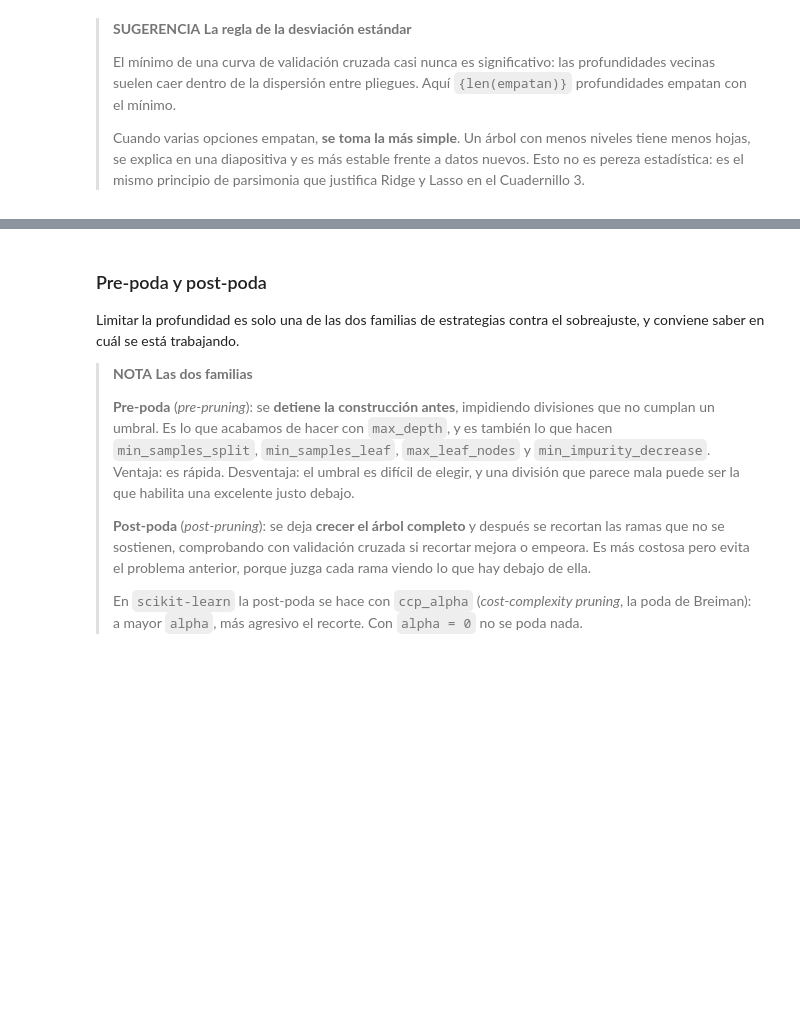
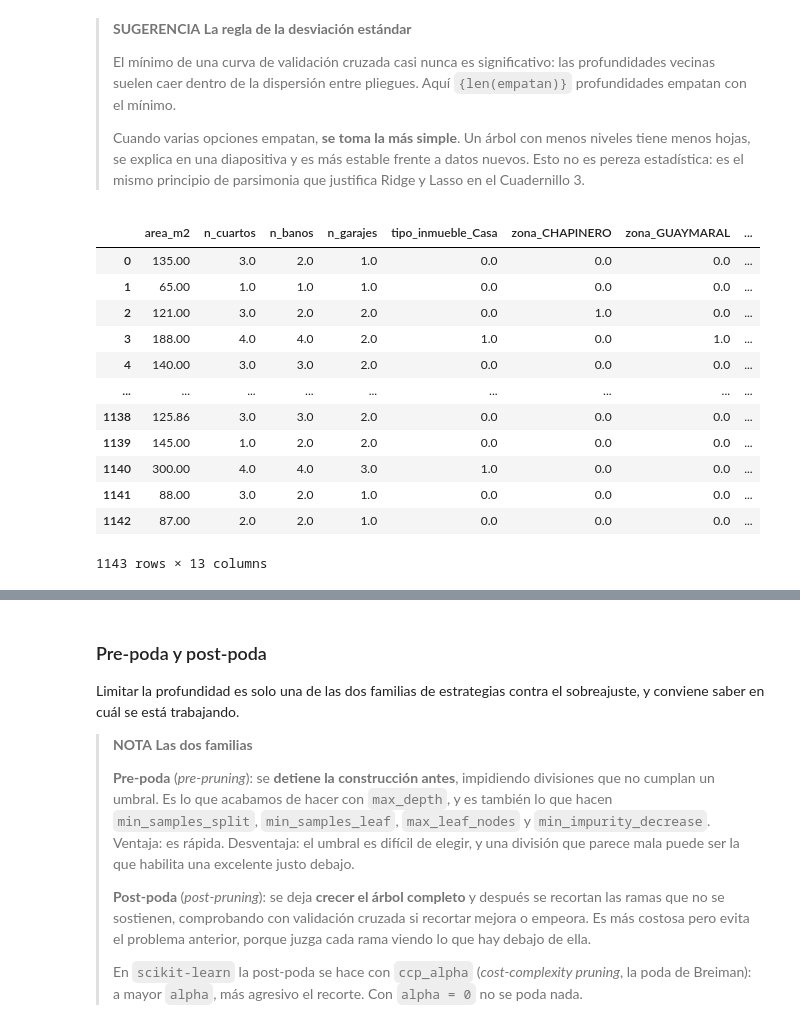
Before and after one commit to Wilsonsr/tecnicas-modelos-supervisados, a Jupyter notebook: cuadernos/cuadernillo-03c-bosques.ipynb, the cells around one changed output, grey strips where cells are left out. Drawn from its saved outputs; the diff is of its cells as text; code cells hidden in the pictures; blank space fills up the shorter version.

```diff
--- a/cuadernos/cuadernillo-03c-bosques.ipynb
+++ b/cuadernos/cuadernillo-03c-bosques.ipynb
@@ -613,6 +711,22 @@ print(f"se elige la más simple del empate: profundidad {d_elegida}")
 > niveles tiene menos hojas, se explica en una diapositiva y es más estable
 > frente a datos nuevos. Esto no es pereza estadística: es el mismo principio de
 > parsimonia que justifica Ridge y Lasso en el Cuadernillo 3.
+# %%
+A_train
+# %% [output]
+|  | area_m2 | n_cuartos | n_banos | n_garajes | tipo_inmueble_Casa | zona_CHAPINERO | zona_GUAYMARAL | ... |
+| 0 | 135.00 | 3.0 | 2.0 | 1.0 | 0.0 | 0.0 | 0.0 | ... |
+| 1 | 65.00 | 1.0 | 1.0 | 1.0 | 0.0 | 0.0 | 0.0 | ... |
+| 2 | 121.00 | 3.0 | 2.0 | 2.0 | 0.0 | 1.0 | 0.0 | ... |
+| 3 | 188.00 | 4.0 | 4.0 | 2.0 | 1.0 | 0.0 | 1.0 | ... |
+| 4 | 140.00 | 3.0 | 3.0 | 2.0 | 0.0 | 0.0 | 0.0 | ... |
+| ... | ... | ... | ... | ... | ... | ... | ... | ... |
+| 1138 | 125.86 | 3.0 | 3.0 | 2.0 | 0.0 | 0.0 | 0.0 | ... |
+| 1139 | 145.00 | 1.0 | 2.0 | 2.0 | 0.0 | 0.0 | 0.0 | ... |
+| 1140 | 300.00 | 4.0 | 4.0 | 3.0 | 1.0 | 0.0 | 0.0 | ... |
+| 1141 | 88.00 | 3.0 | 2.0 | 1.0 | 0.0 | 0.0 | 0.0 | ... |
+| 1142 | 87.00 | 2.0 | 2.0 | 1.0 | 0.0 | 0.0 | 0.0 | ... |
+1143 rows × 13 columns
 # %%
 arbol = DecisionTreeRegressor(max_depth=d_elegida,
                               random_state=SEMILLA).fit(A_train, y_train)
```
Also changed, not shown: parts of 39 cells of this notebook, 1 other file.
